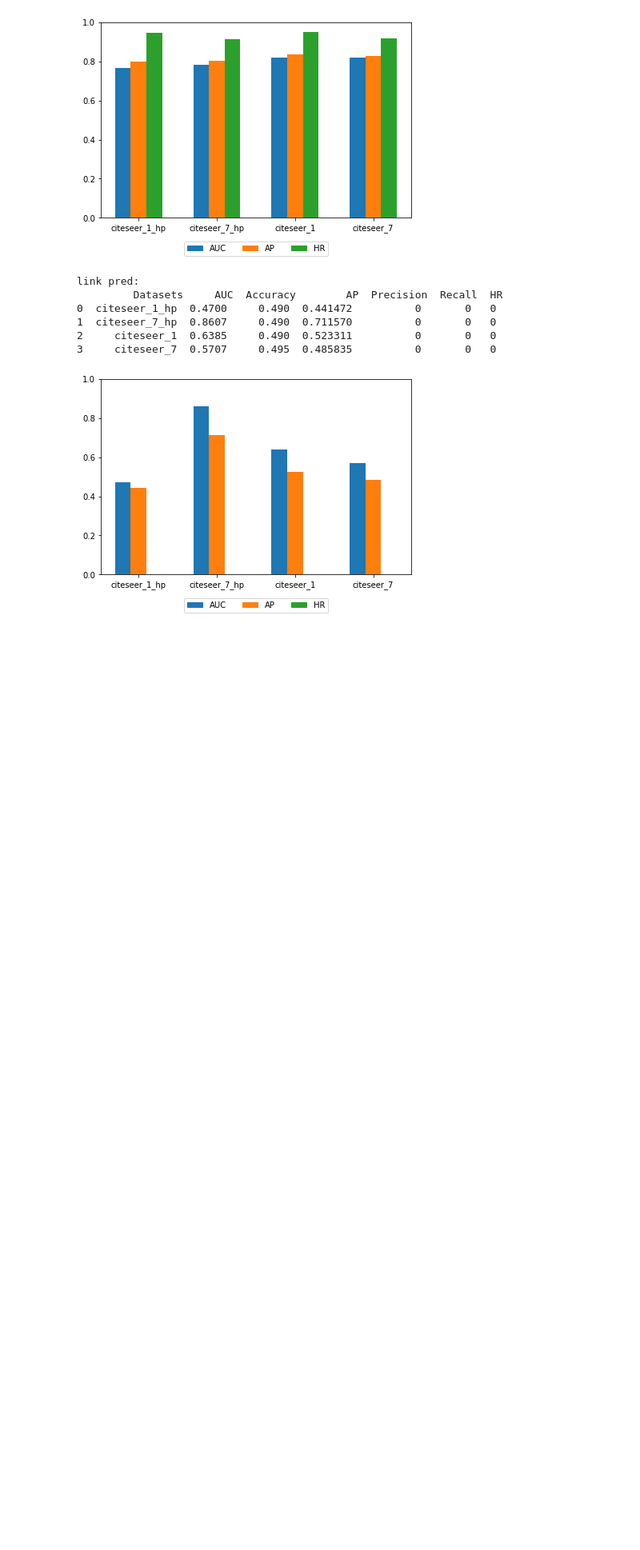
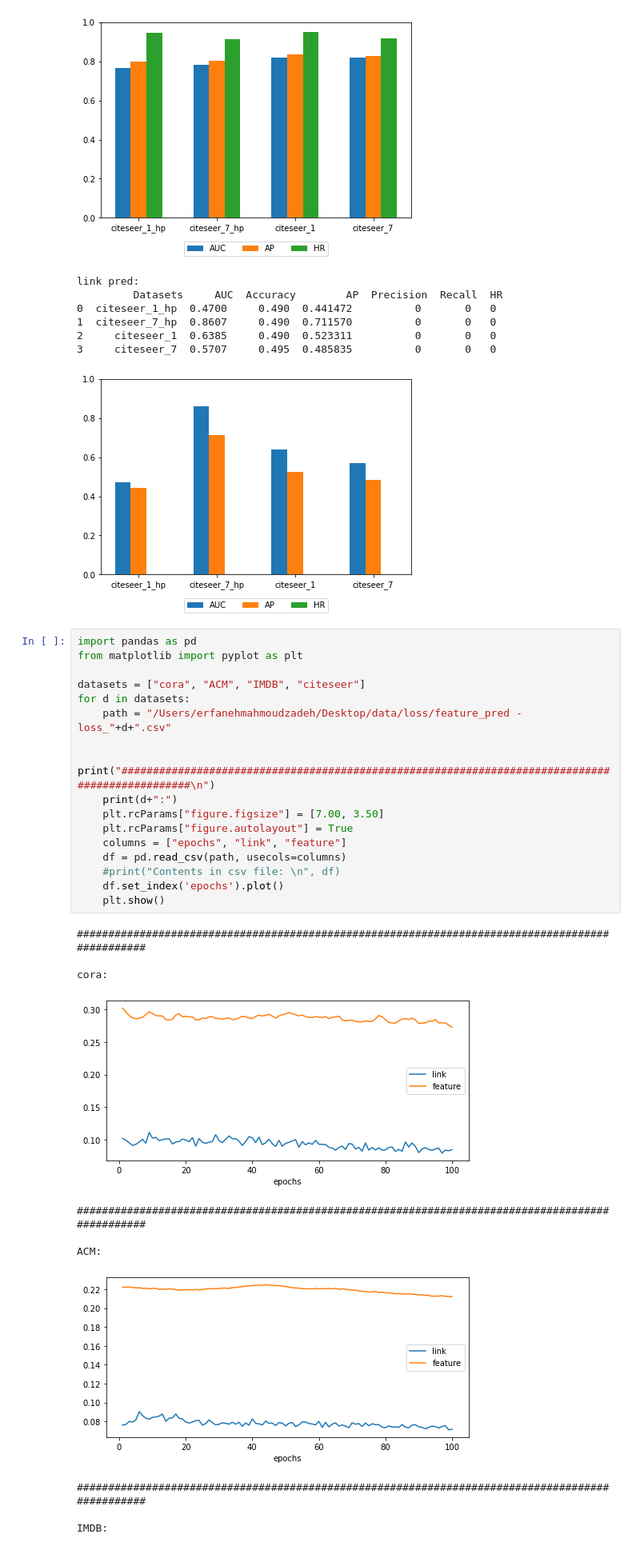
Before and after one commit to erfmah/Inductive_Learining, a Jupyter notebook: feat_pred.ipynb, the cells around one changed output. Shown at 80% size. Cells and saved outputs as stored; diff of their text form; blank space fills up the shorter version.

```diff
--- a/feat_pred.ipynb
+++ b/feat_pred.ipynb
@@ -824,3 +824,32 @@ link pred:
 2     citeseer_1  0.6385     0.490  0.523311          0       0   0
 3     citeseer_7  0.5707     0.495  0.485835          0       0   0
 [figure]
+# %%
+import pandas as pd
+from matplotlib import pyplot as plt
+
+datasets = ["cora", "ACM", "IMDB", "citeseer"]
+for d in datasets:
+    path = "/Users/erfanehmahmoudzadeh/Desktop/data/loss/feature_pred - loss_"+d+".csv"
+
+    print("################################################################################################\n")
+    print(d+":")
+    plt.rcParams["figure.figsize"] = [7.00, 3.50]
+    plt.rcParams["figure.autolayout"] = True
+    columns = ["epochs", "link", "feature"]
+    df = pd.read_csv(path, usecols=columns)
+    #print("Contents in csv file: \n", df)
+    df.set_index('epochs').plot()
+    plt.show()
+# %% [output]
+################################################################################################
+
+cora:
+[figure, added]
+################################################################################################
+
+ACM:
+[figure, added]
+################################################################################################
+
+IMDB:
```
Also changed, not shown: parts of 3 cells of this notebook, 16 other files.
